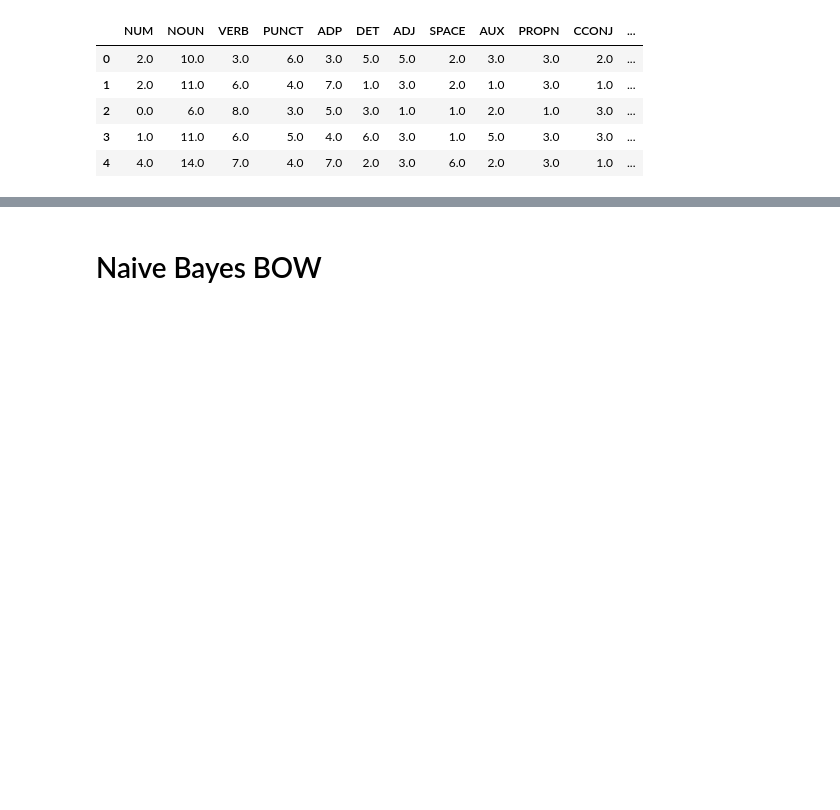
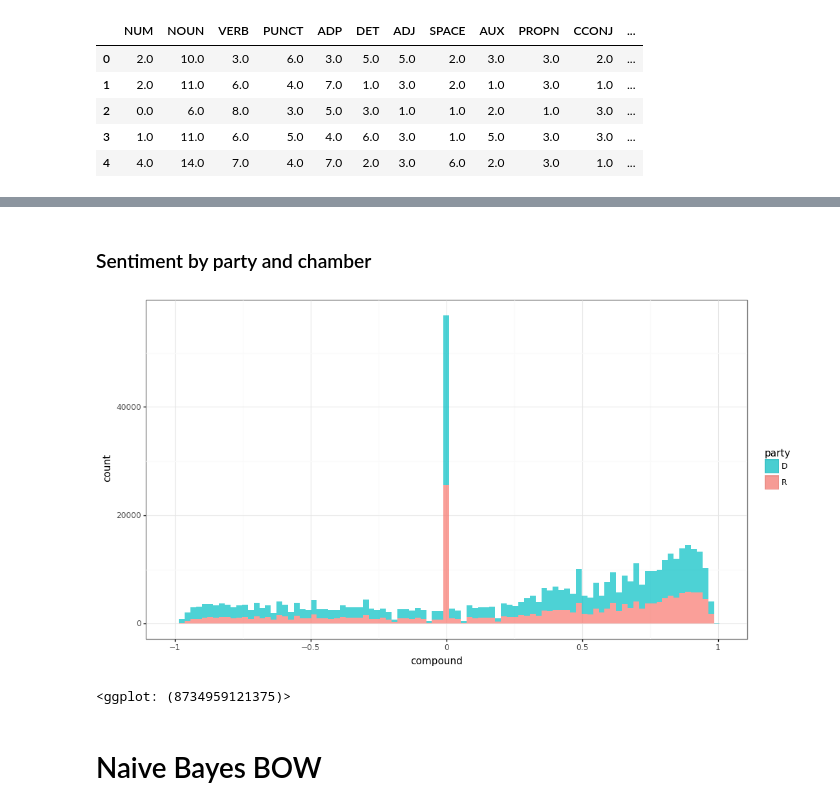
Before and after one commit to ajw2329/congress_twitter, a Jupyter notebook: notebooks/model_experiments.ipynb, the cells around one changed output, grey strips where cells are left out. Drawn from its saved outputs; the diff is of its cells as text; code cells hidden in the pictures; blank space fills up the shorter version.

```diff
--- a/notebooks/model_experiments.ipynb
+++ b/notebooks/model_experiments.ipynb
@@ -224,0 +234,6 @@ pos_df.head()
+# %%
+sentiment_df = sendiment_df
+sendiment_df["party"] = all_tweets["party"]
+sentiment_df["chamber"] = all_tweets["chamber"]
+sentiment_df["name"] = all_tweets["name"]
+sentiment_df.head()
@@ -225,3 +264,15 @@ pos_df.head()
+# %% [markdown]
+### Sentiment by party and chamber
+# %%
+p9.ggplot(
+        sentiment_df,
+        p9.aes(x = "compound", fill = "party")) + \
+    p9.geom_histogram(alpha = 0.7) + \
+    p9.theme_bw() + \
+    p9.scale_fill_manual(values = {"D": "#00BFC4", "R": "#F8766D"})
+# %% [output]
+[figure, added]
+<ggplot: (8734959121375)>
 # %% [markdown]
 # Naive Bayes BOW
 # %%
```
Also changed, not shown: parts of 13 cells of this notebook, 1 other file.
